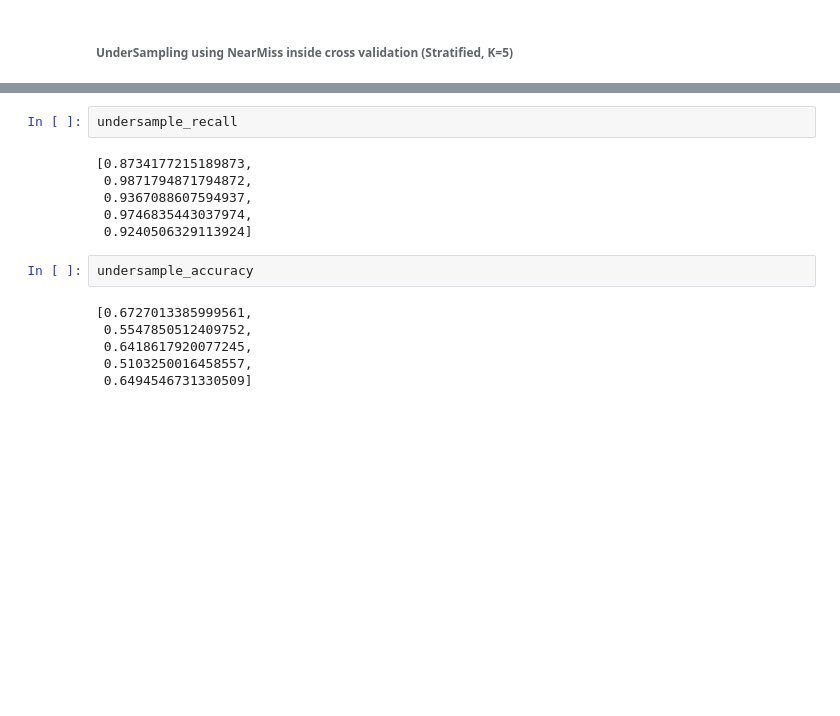
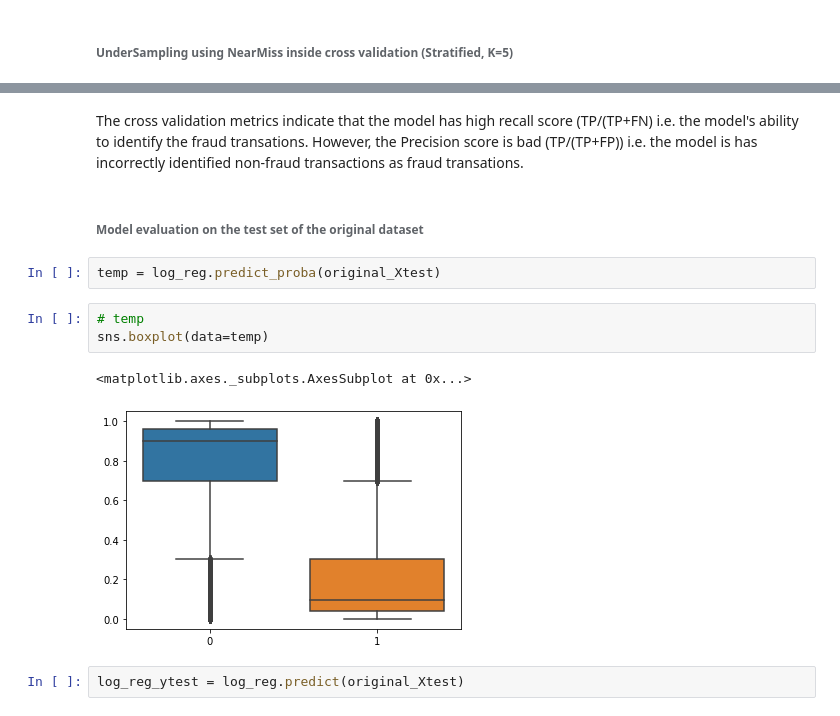
Before and after one commit to yuvrajpandya/ML-CreditCardFraudDetection, a Jupyter notebook: Credit Card Fraud Detection.ipynb, the cells around one changed output, grey strips where cells are left out. Cells and saved outputs as stored; diff of their text form; blank space fills up the shorter version.

Commit message:
logistics reg undersampling perf metric

```diff
--- a/Credit Card Fraud Detection.ipynb
+++ b/Credit Card Fraud Detection.ipynb
@@ -666,16 +670,14 @@ F1 Score: 0.01
-# %%
-undersample_recall
-# %% [output]
-[0.8734177215189873,
- 0.9871794871794872,
- 0.9367088607594937,
- 0.9746835443037974,
- 0.9240506329113924]
-# %%
-undersample_accuracy
-# %% [output]
-[0.6727013385999561,
- 0.5547850512409752,
- 0.6418617920077245,
- 0.5103250016458557,
- 0.6494546731330509]
+# %% [markdown]
+The cross validation metrics indicate that the model has high recall score (TP/(TP+FN) i.e. the model's ability to identify the fraud transations. However, the Precision score is bad (TP/(TP+FP)) i.e. the model is has incorrectly identified non-fraud transactions as fraud transations.
+# %% [markdown]
+###### Model evaluation on the test set of the original dataset
+# %%
+temp = log_reg.predict_proba(original_Xtest)
+# %%
+# temp
+sns.boxplot(data=temp)
+# %% [output]
+<matplotlib.axes._subplots.AxesSubplot at 0x...>
+[figure, added]
+# %%
+log_reg_ytest = log_reg.predict(original_Xtest)
```
Also changed, not shown: parts of 13 cells of this notebook.
